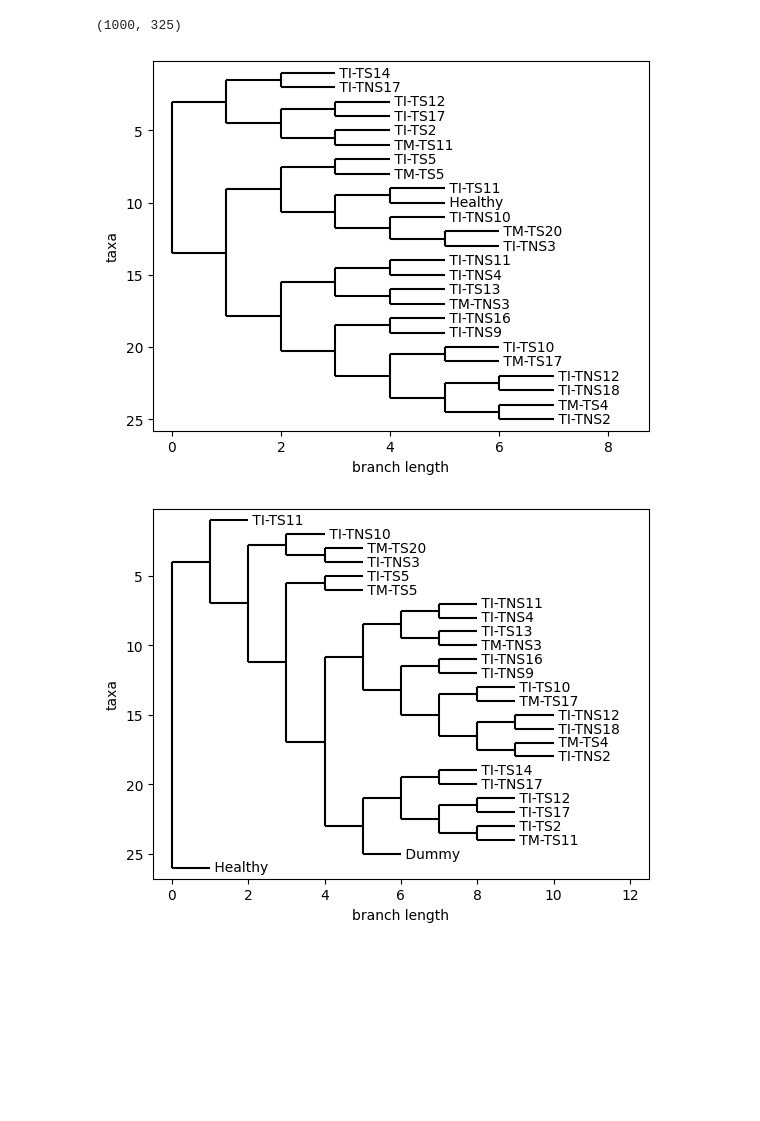
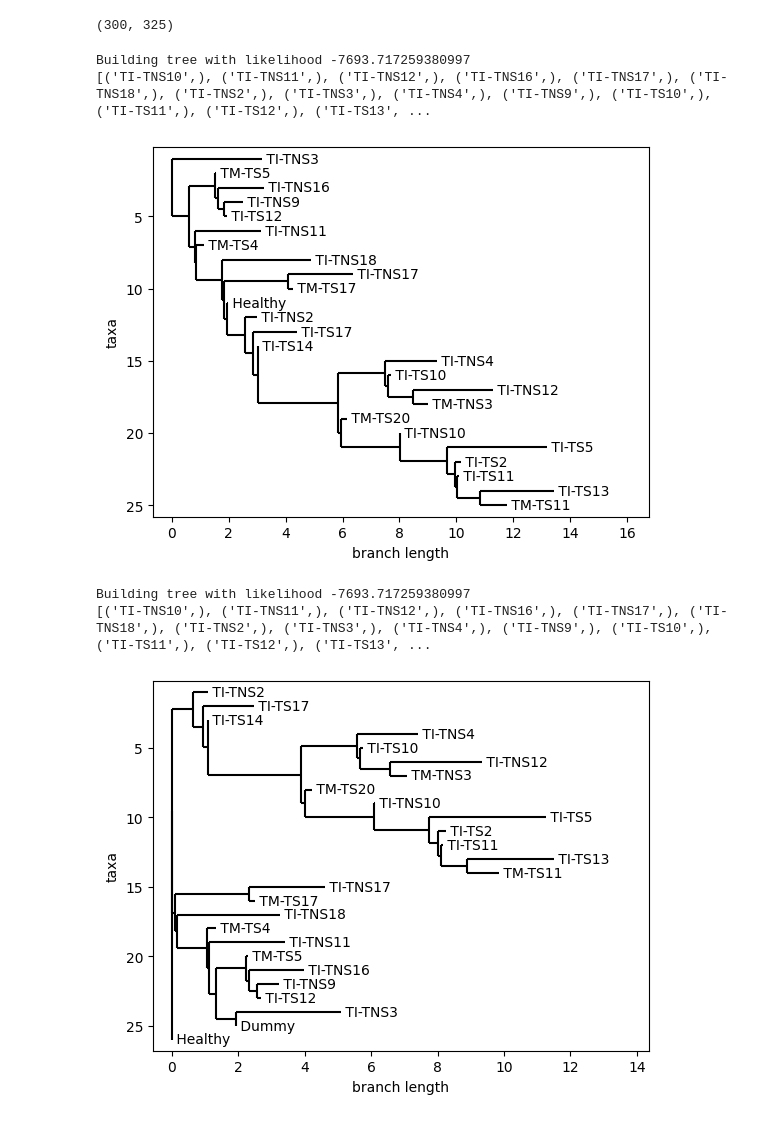
Before and after one commit to axchen7/phylo, a Jupyter notebook: depickle.ipynb, the cells around one changed output. Drawn from its saved outputs; the diff is of its cells as text; code cells hidden in the pictures; blank space fills up the shorter version.

```diff
--- a/depickle.ipynb
+++ b/depickle.ipynb
@@ -8,11 +38,3 @@ with open('data/cellphy_toy_set.phy', 'r') as f:
 
 labels = [line.split(' ')[0] for line in phy_file_raw[1:]]
 labels += ["Dummy"]
-# %%
-# with open('results/cellphy_toy_data/False/10/2023-10-24-163116/results.p', 'rb') as f:
-with open('results/cellphy_toy_data/False/1000/2023-10-27-211120/results.p', 'rb') as f:
-    data = pickle.load(f)
-
-data["best_jump_chain"].shape
-# %% [output]
-(1000, 325)
@@ -22,3 +41,15 @@ best = data["best_jump_chain"][index_of_best]
+# %%
+with open(result_path, 'rb') as f:
+    data = pickle.load(f)
+
+data["best_jump_chain"].shape
+# %% [output]
+(300, 325)
+# %%
+best_arg_sort = np.argsort(data["best_log_lik"])[::-1]
+best_jc_list = data["best_jump_chain"]
+best_left_branches_list = np.transpose(data["left_branches"][data["best_epoch"]])
+best_right_branches_list = np.transpose(data["right_branches"][data["best_epoch"]])
 # %%
 class Leaf:
     def __init__(self, value):
@@ -86,9 +154,9 @@ def re_root_tree(node, parent):
     elif isinstance(node, Leaf):
         return node
     elif node.left == parent:
-        return Inner(re_root_tree(node.right, node), re_root_tree(node.parent, node))
+        return Inner(re_root_tree(node.right, node), re_root_tree(node.parent, node), node.right_len, node.parent_len or 0)
     elif node.right == parent:
-        return Inner(re_root_tree(node.left, node), re_root_tree(node.parent, node))
+        return Inner(re_root_tree(node.left, node), re_root_tree(node.parent, node), node.left_len, node.parent_len or 0)
     else: # node.parent == parent
         return node
 # %%
@@ -97,7 +165,7 @@ import io
 import matplotlib.pyplot as plt
 
 # Define your tree in Newick format
-root = build_tree(best)
+root = build_best_tree()
 
 # Parse the tree
 tree = Phylo.read(io.StringIO(str(root)), "newick")
@@ -106,18 +174,22 @@ tree = Phylo.read(io.StringIO(str(root)), "newick")
 Phylo.draw(tree)
 plt.show()
 # %% [output]
+Building tree with likelihood -7693.717259380997
+[('TI-TNS10',), ('TI-TNS11',), ('TI-TNS12',), ('TI-TNS16',), ('TI-TNS17',), ('TI-TNS18',), ('TI-TNS2',), ('TI-TNS3',), ('TI-TNS4',), ('TI-TNS9',), ('TI-TS10',), ('TI-TS11',), ('TI-TS12',), ('TI-TS13', ...
-[figure, old version]
+[figure, new version]
 # %%
-root = build_tree(best)
+root = build_best_tree()
 healthy = root.find("Healthy")
 new_root = re_root_tree(healthy.parent, healthy)
-new_root = Inner(new_root, healthy)
+new_root = Inner(new_root, healthy, 0, 0)
 
 # Parse the tree
 tree = Phylo.read(io.StringIO(str(new_root)), "newick")
 
 # Plot the tree
 Phylo.draw(tree)
 plt.show()
 # %% [output]
+Building tree with likelihood -7693.717259380997
+[('TI-TNS10',), ('TI-TNS11',), ('TI-TNS12',), ('TI-TNS16',), ('TI-TNS17',), ('TI-TNS18',), ('TI-TNS2',), ('TI-TNS3',), ('TI-TNS4',), ('TI-TNS9',), ('TI-TS10',), ('TI-TS11',), ('TI-TS12',), ('TI-TS13', ...
-[figure, old version]
+[figure, new version]
```
Also changed, not shown: parts of 3 cells of this notebook.
